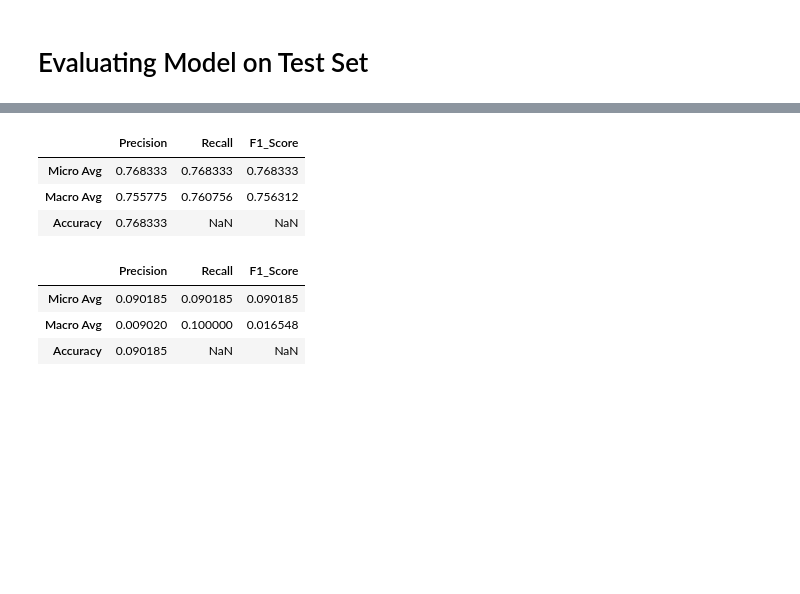
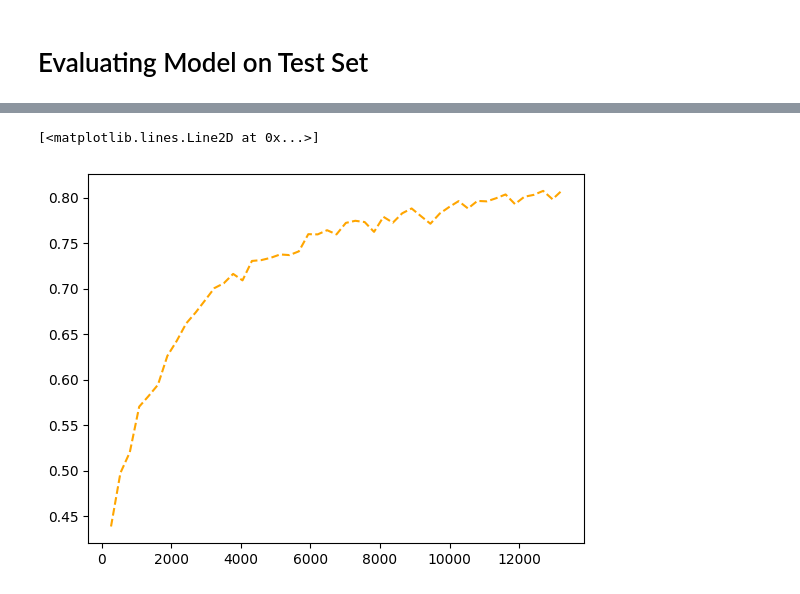
Before and after one commit to BChau3648/Math_156_Final_Project, a Jupyter notebook: training/training.ipynb, the cells around one changed output, grey strips where cells are left out. Drawn from its saved outputs; the diff is of its cells as text; code cells hidden in the pictures; blank space fills up the shorter version.

```diff
--- a/training/training.ipynb
+++ b/training/training.ipynb
@@ -548,19 +338,0 @@ checkpoint_model = checkpoint_model.to(device)
-# %%
-checkpoint_model = load_checkpoint(model_path, checkpoint_model)
-metrics = test_model(test_loader, checkpoint_model)
-metrics
-# %% [output]
-|  | Precision | Recall | F1_Score |
-| Micro Avg | 0.768333 | 0.768333 | 0.768333 |
-| Macro Avg | 0.755775 | 0.760756 | 0.756312 |
-| Accuracy | 0.768333 | NaN | NaN |
-# %%
-checkpoint_model = load_checkpoint(model_path, checkpoint_model)
-checkpoint_model.eval()
-metrics = test_model(test_loader, checkpoint_model)
-metrics
-# %% [output]
-|  | Precision | Recall | F1_Score |
-| Micro Avg | 0.090185 | 0.090185 | 0.090185 |
-| Macro Avg | 0.009020 | 0.100000 | 0.016548 |
-| Accuracy | 0.090185 | NaN | NaN |
@@ -568,0 +339,6 @@ metrics
+# %%
+# plotting validation accuracy
+plt.plot(np.array(val_loss_idx), val_acc, color='orange', linestyle='dashed', label='Val Acc')
+# %% [output]
+[<matplotlib.lines.Line2D at 0x...>]
+[figure, added]
```
Also changed, not shown: parts of 34 cells of this notebook, 13 other files.
